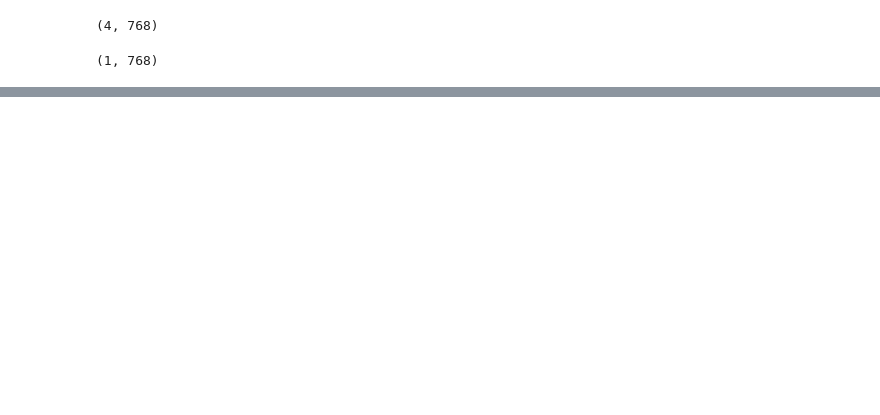
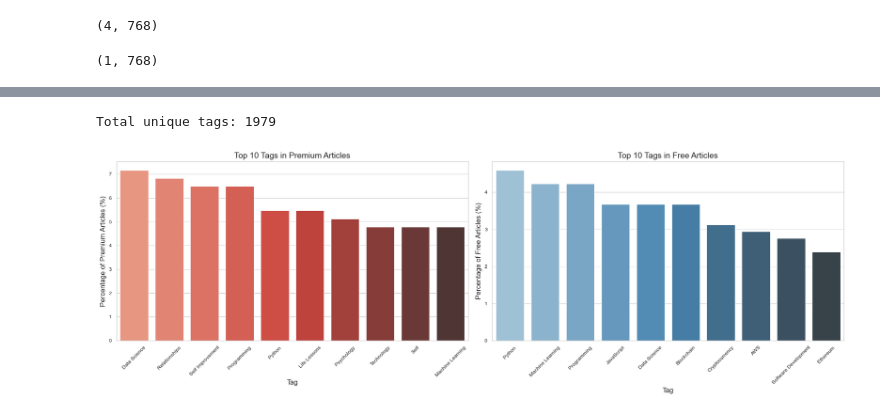
Before and after one commit to M-Enderle/Medium-Mining, a Jupyter notebook: notebooks/topic_modeling.ipynb, the cells around one changed output, grey strips where cells are left out. Cells and saved outputs as stored; diff of their text form; code cells hidden in the pictures; blank space fills up the shorter version.

```diff
--- a/notebooks/topic_modeling.ipynb
+++ b/notebooks/topic_modeling.ipynb
@@ -314,76 +353,46 @@ stats_df
 # %%
-# Explore tag distribution across free and premium articles
+from collections import Counter
 
-# Get all unique tags
-all_tags = set()
-for tags_list in df['tags']:
-    all_tags.update(tags_list)
+def get_tag_freq(articles):
+    return Counter(tag for tags in articles['tags'] for tag in tags)
 
+all_tags = set(tag for tags in df['tags'] for tag in tags)
 print(f"Total unique tags: {len(all_tags)}")
 
-# Find most common tags in premium vs free articles
-premium_articles = df[df['is_free'] == False]
-free_articles = df[df['is_free'] == True]
+# Split data
+premium_articles = df[~df['is_free']]
+free_articles = df[df['is_free']]
 
-# Count tag frequencies
-from collections import Counter
+premium_tags = get_tag_freq(premium_articles)
+free_tags = get_tag_freq(free_articles)
 
-def get_tag_freq(articles_df):
-    tag_counter = Counter()
-    for tags_list in articles_df['tags']:
-        tag_counter.update(tags_list)
-    return tag_counter
+# Get top 10 tags
+top_premium = pd.DataFrame(premium_tags.most_common(10), columns=['Tag', 'Count'])
+top_free = pd.DataFrame(free_tags.most_common(10), columns=['Tag', 'Count'])
 
-premium_tag_freq = get_tag_freq(premium_articles)
-free_tag_freq = get_tag_freq(free_articles)
-
-# Get top 15 tags for each category
-top_premium_tags = pd.DataFrame(premium_tag_freq.most_common(15), columns=['Tag', 'Count'])
-top_free_tags = pd.DataFrame(free_tag_freq.most_common(15), columns=['Tag', 'Count'])
-
-# Calculate percentage
-top_premium_tags['Percentage'] = (top_premium_tags['Count'] / len(premium_articles)) * 100
-top_free_tags['Percentage'] = (top_free_tags['Count'] / len(free_articles)) * 100
-
-# Display results
-print("\nTop 15 tags in Premium articles:")
-display(top_premium_tags)
-
-print("\nTop 15 tags in Free articles:")
-display(top_free_tags)
+# Calculate percentages
+top_premium['Percentage'] = top_premium['Count'] / len(premium_articles) * 100
+top_free['Percentage'] = top_free['Count'] / len(free_articles) * 100
 
 # Create visualizations of tag distribution
 fig, (ax1, ax2) = plt.subplots(1, 2, figsize=(18, 6))
 
 # Premium tags
-sns.barplot(x='Tag', y='Percentage', data=top_premium_tags.head(10), ax=ax1, palette='Reds_d')
+sns.barplot(x='Tag', y='Percentage', data=top_premium.head(10), ax=ax1, palette='Reds_d')
 ax1.set_title('Top 10 Tags in Premium Articles', fontsize=14)
 ax1.set_xlabel('Tag', fontsize=12)
 ax1.set_ylabel('Percentage of Premium Articles (%)', fontsize=12)
 ax1.tick_params(axis='x', rotation=45)
 
 # Free tags
-sns.barplot(x='Tag', y='Percentage', data=top_free_tags.head(10), ax=ax2, palette='Blues_d')
+sns.barplot(x='Tag', y='Percentage', data=top_free.head(10), ax=ax2, palette='Blues_d')
 ax2.set_title('Top 10 Tags in Free Articles', fontsize=14)
 ax2.set_xlabel('Tag', fontsize=12)
 ax2.set_ylabel('Percentage of Free Articles (%)', fontsize=12)
 ax2.tick_params(axis='x', rotation=45)
 
 plt.tight_layout()
 plt.show()
-
-# Calculate Jaccard similarity between tag sets
-premium_tags_set = set(premium_tag_freq.keys())
-free_tags_set = set(free_tag_freq.keys())
-
-intersection = premium_tags_set.intersection(free_tags_set)
-union = premium_tags_set.union(free_tags_set)
-
-jaccard_similarity = len(intersection) / len(union)
-
-print(f"\nTags overlap analysis:")
-print(f"Tags only in premium articles: {len(premium_tags_set - free_tags_set)}")
-print(f"Tags only in free articles: {len(free_tags_set - premium_tags_set)}")
-print(f"Tags in both categories: {len(intersection)}")
-print(f"Total unique tags: {len(union)}")
-print(f"Jaccard similarity coefficient: {jaccard_similarity:.4f}")
+# %% [output]
+Total unique tags: 1979
+[figure, added]
```
Also changed, not shown: parts of 18 cells of this notebook, 3 other files.
